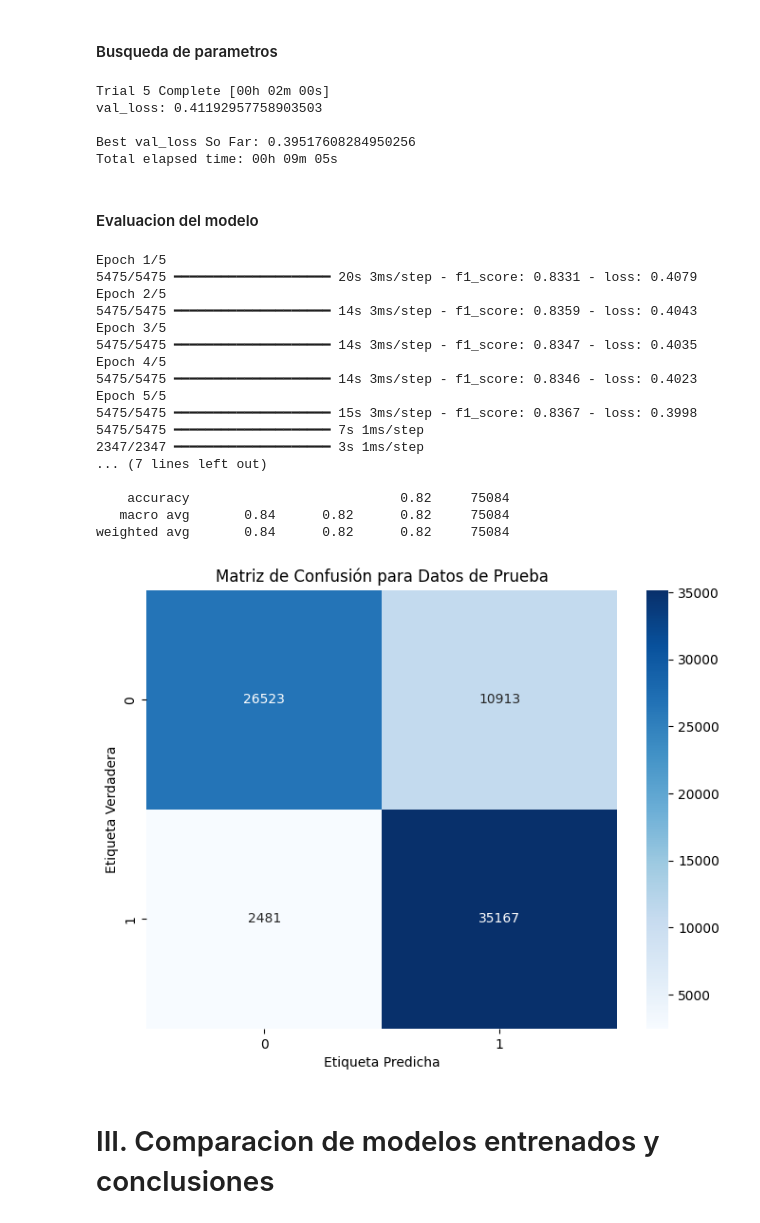
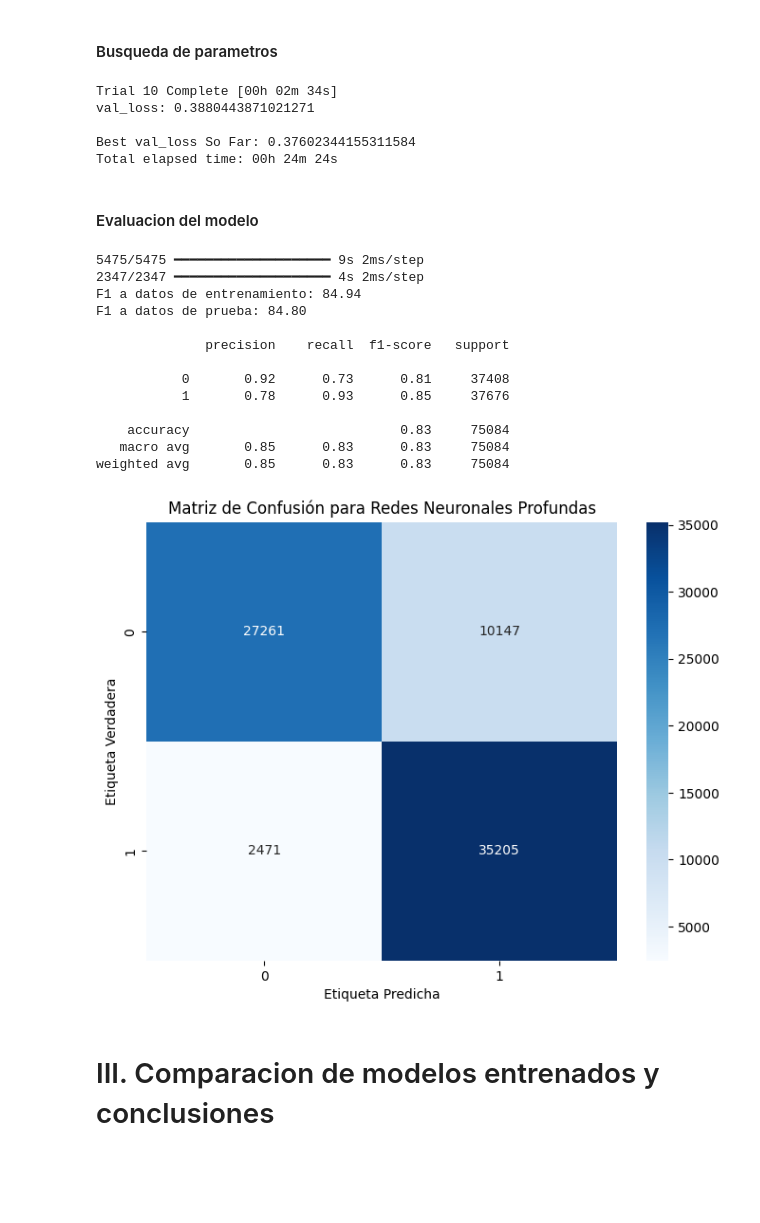
Before and after one commit to ErronBlood/CloudComputingAI, a Jupyter notebook: CloudComputingAI.ipynb, the cells around one changed output. Drawn from its saved outputs; the diff is of its cells as text; code cells hidden in the pictures; blank space fills up the shorter version.

```diff
--- a/CloudComputingAI.ipynb
+++ b/CloudComputingAI.ipynb
@@ -657,19 +661,26 @@ weighted avg       0.84      0.83      0.83     75084
 #### Creacion del modelo
 # %%
 def build_model(hp):
-  neurons = hp.Choice('neurons', [256,128,64])
-  activation = hp.Choice('activation', ['relu', 'tanh'])
-  dropout = hp.Choice('dropout', [0.2, 0.3, 0.4, 0.5])
-  learning_rate = hp.Choice('learning_rate', [0.001, 0.01, 0.1])
+  neurons = hp.Choice('neurons', [128, 64])
+  activation = hp.Choice('activation', ['relu', 'tanh', 'elu'])
+  dropout = hp.Float('dropout', 0.2, 0.4, step=0.1)
+  learning_rate = hp.Choice('learning_rate', [0.001, 0.01])
 
   model = keras.Sequential([
       layers.Dense(neurons, activation=activation, input_shape=(X_train_scaled.shape[1],)),
+      layers.BatchNormalization(),
       layers.Dropout(dropout),
+
       layers.Dense(neurons//2, activation=activation),
+      layers.BatchNormalization(),
       layers.Dropout(dropout),
-      layers.Dense(neurons//4, activation=activation),
+
+      layers.Dense(max(neurons//4,16), activation=activation),
+      layers.BatchNormalization(),
       layers.Dropout(dropout),
-      layers.Dense(neurons//8, activation=activation),
+
+      layers.Dense(8, activation=activation),
+
       layers.Dense(1, activation='sigmoid')
   ])
 
@@ -682,63 +693,63 @@ def build_model(hp):
 # %% [markdown]
 #### Busqueda de parametros
 # %%
-tuner = kt.RandomSearch(hypermodel= build_model, objective = 'val_loss', max_trials=5)
+#Crear tuner
+tuner = kt.RandomSearch(hypermodel= build_model, objective = 'val_loss', max_trials=10, overwrite = True)
 
-tuner.search(X_train_scaled, y_train, epochs=5, validation_data=(X_test_scaled, y_test))
+callbacks = [
+    keras.callbacks.EarlyStopping(patience=10, restore_best_weights=True),
+    keras.callbacks.ReduceLROnPlateau(factor=0.5, patience=5)
+]
+
+tuner.search(X_train_scaled, y_train, epochs=50, batch_size=256 ,validation_data=(X_test_scaled, y_test), callbacks=callbacks, verbose=1)
 best_model = tuner.get_best_models()[0]
 # %% [output]
-Trial 5 Complete [00h 02m 00s]
-val_loss: 0.41192957758903503
+Trial 10 Complete [00h 02m 34s]
+val_loss: 0.3880443871021271
 
-Best val_loss So Far: 0.39517608284950256
-Total elapsed time: 00h 09m 05s
+Best val_loss So Far: 0.37602344155311584
+Total elapsed time: 00h 24m 24s
 # %% [markdown]
 #### Evaluacion del modelo
 # %%
-best_model.fit(X_train_scaled, y_train, epochs=5)
-
 # Obtener el modelo entrenado
 y_pred_train =best_model.predict(X_train_scaled)
 y_pred_test =best_model.predict(X_test_scaled)
 
 y_pred_test = (y_pred_test > 0.5).astype(int).flatten()
 y_pred_train = (y_pred_train > 0.5).astype(int).flatten()
 
 #Calculo de porcentaje de recall para ambas predicciones
 kc_train_f1= f1_score(y_true= y_train, y_pred = y_pred_train) * 100
 kc_test_f1 = f1_score(y_true= y_test, y_pred = y_pred_test) * 100
 
 print('F1 a datos de entrenamiento: {:.2f}'.format(kc_train_f1))
 print('F1 a datos de prueba: {:.2f}\n'.format(kc_test_f1))
 print(classification_report(y_test, y_pred_test))
 
 cmatrix = confusion_matrix(y_test, y_pred_test)
 labels = np.unique(y_test)
 df_cm = pd.DataFrame(cmatrix, index=labels, columns=labels)
 plt.figure(figsize=(8, 6))
 sns.heatmap(df_cm, annot=True, cmap='Blues', fmt='d')
-plt.title("Matriz de Confusión para Datos de Prueba")
+plt.title("Matriz de Confusión para Redes Neuronales Profundas")
 plt.xlabel("Etiqueta Predicha")
 plt.ylabel("Etiqueta Verdadera")
 plt.show()
 # %% [output]
-Epoch 1/5
-5475/5475 ━━━━━━━━━━━━━━━━━━━━ 20s 3ms/step - f1_score: 0.8331 - loss: 0.4079
-Epoch 2/5
-5475/5475 ━━━━━━━━━━━━━━━━━━━━ 14s 3ms/step - f1_score: 0.8359 - loss: 0.4043
-Epoch 3/5
-5475/5475 ━━━━━━━━━━━━━━━━━━━━ 14s 3ms/step - f1_score: 0.8347 - loss: 0.4035
-Epoch 4/5
-5475/5475 ━━━━━━━━━━━━━━━━━━━━ 14s 3ms/step - f1_score: 0.8346 - loss: 0.4023
-Epoch 5/5
-5475/5475 ━━━━━━━━━━━━━━━━━━━━ 15s 3ms/step - f1_score: 0.8367 - loss: 0.3998
-5475/5475 ━━━━━━━━━━━━━━━━━━━━ 7s 1ms/step
-2347/2347 ━━━━━━━━━━━━━━━━━━━━ 3s 1ms/step
-... (7 lines left out)
+5475/5475 ━━━━━━━━━━━━━━━━━━━━ 9s 2ms/step
+2347/2347 ━━━━━━━━━━━━━━━━━━━━ 4s 2ms/step
+F1 a datos de entrenamiento: 84.94
+F1 a datos de prueba: 84.80
 
-    accuracy                           0.82     75084
-   macro avg       0.84      0.82      0.82     75084
-weighted avg       0.84      0.82      0.82     75084
+              precision    recall  f1-score   support
+
+           0       0.92      0.73      0.81     37408
+           1       0.78      0.93      0.85     37676
+
+    accuracy                           0.83     75084
+   macro avg       0.85      0.83      0.83     75084
+weighted avg       0.85      0.83      0.83     75084
-[figure, old version]
+[figure, new version]
 # %% [markdown]
 # III. Comparacion de modelos entrenados y conclusiones
```
Also changed, not shown: parts of 2 cells of this notebook.
